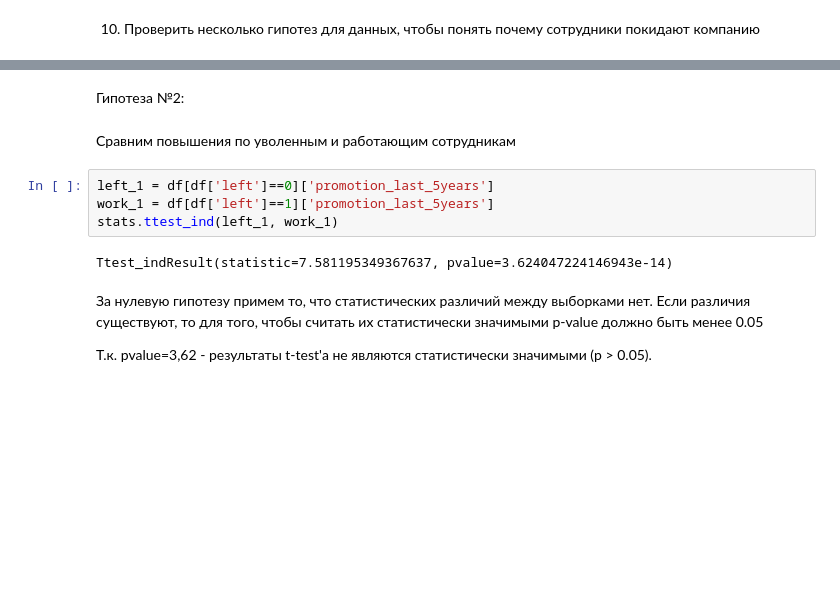
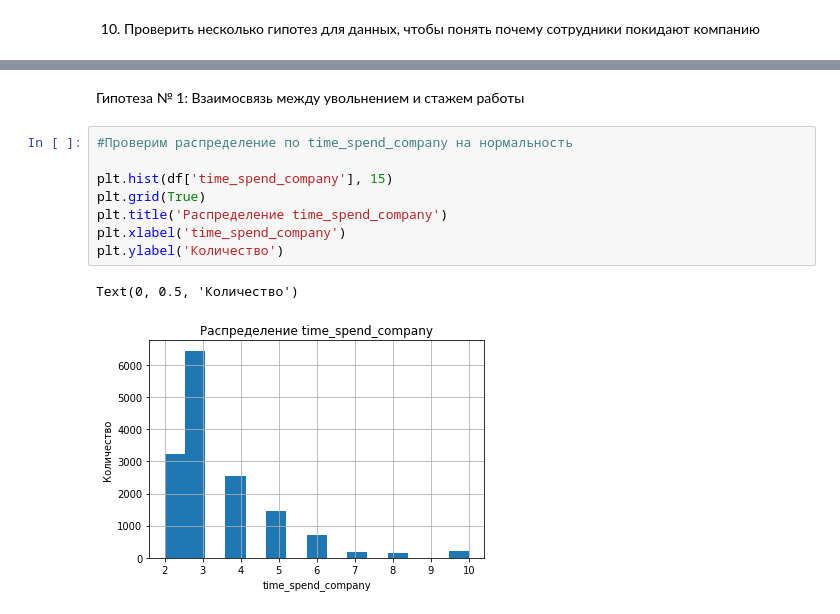
Before and after one commit to aabezru/PYDA, a Jupyter notebook: PYDA_homeworks/Final work/Final_work.ipynb, the cells around one changed output, grey strips where cells are left out. Cells and saved outputs as stored; diff of their text form; blank space fills up the shorter version.

```diff
--- a/PYDA_homeworks/Final work/Final_work.ipynb
+++ b/PYDA_homeworks/Final work/Final_work.ipynb
@@ -193,14 +203,14 @@ Ttest_indResult(statistic=51.61280155890104, pvalue=0.0)
-# %% [markdown]
-Гипотеза №2:
-# %% [markdown]
-Сравним повышения по уволенным и работающим сотрудникам
-# %%
-left_1 = df[df['left']==0]['promotion_last_5years']
-work_1 = df[df['left']==1]['promotion_last_5years']
-stats.ttest_ind(left_1, work_1)
-# %% [output]
-Ttest_indResult(statistic=7.581195349367637, pvalue=3.624047224146943e-14)
-# %% [markdown]
-За нулевую гипотезу примем то, что статистических различий между выборками нет. Если различия существуют, то для того, чтобы считать их статистически значимыми p-value должно быть менее 0.05
-
-Т.к. pvalue=3,62 - результаты t-test'а не являются статистически значимыми (p > 0.05).
+# %% [markdown]
+Гипотеза № 1:
+    Взаимосвязь между увольнением и стажем работы
+# %%
+#Проверим распределение по time_spend_company на нормальность
+
+plt.hist(df['time_spend_company'], 15)
+plt.grid(True)
+plt.title('Распределение time_spend_company')
+plt.xlabel('time_spend_company')
+plt.ylabel('Количество')
+# %% [output]
+Text(0, 0.5, 'Количество')
+[figure, added]
```
Also changed, not shown: parts of 37 cells of this notebook.
